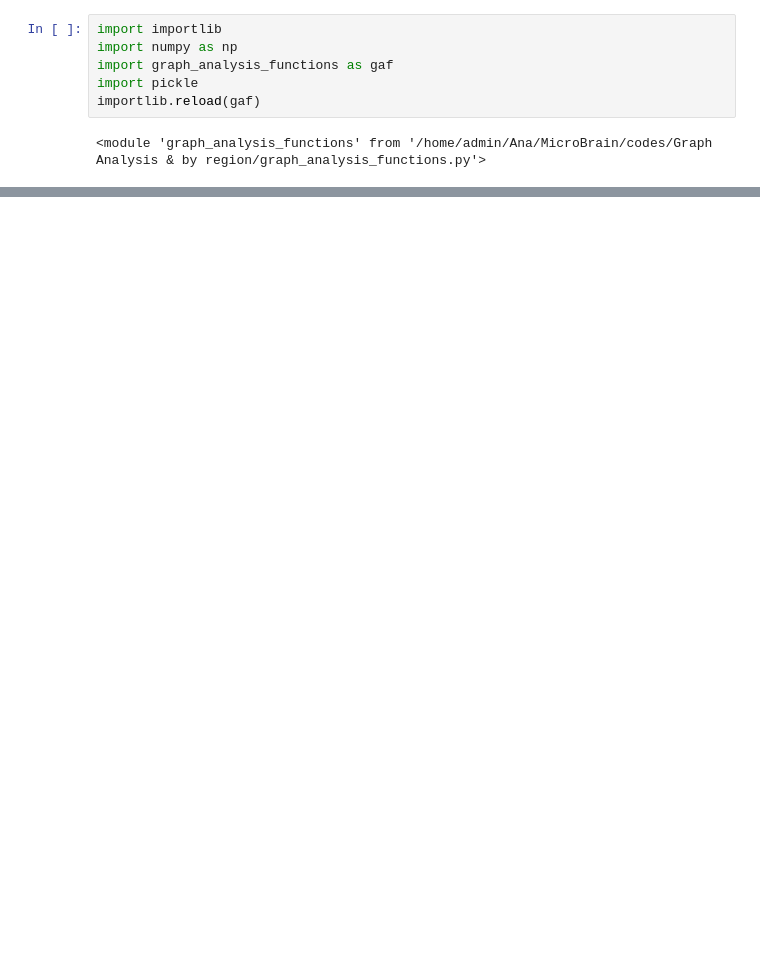
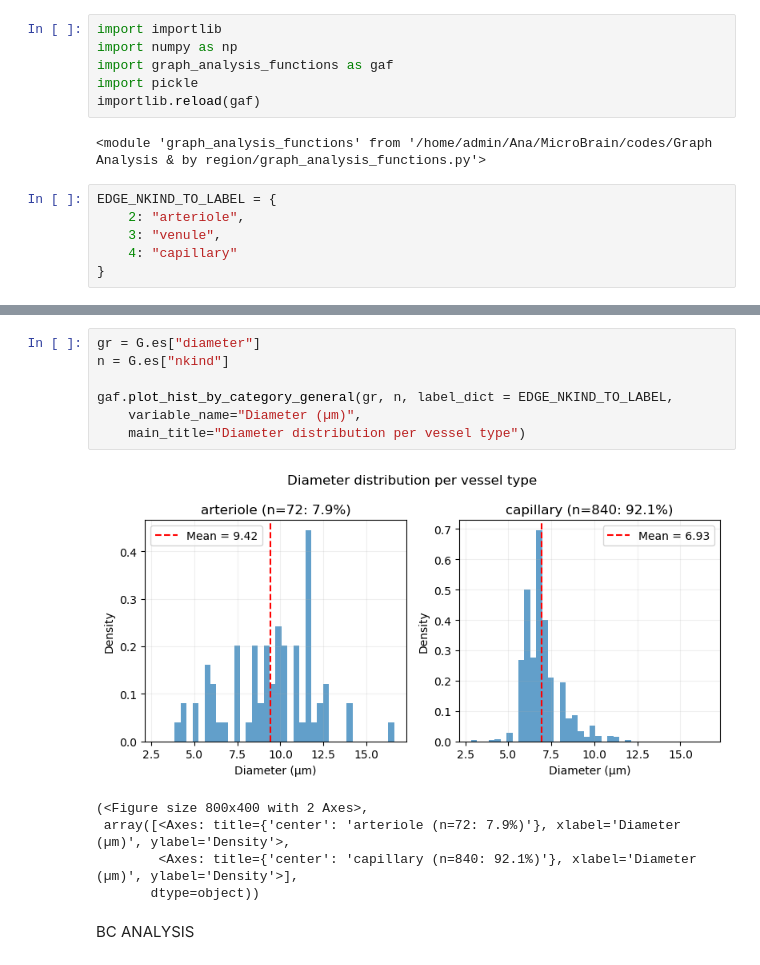
Before and after one commit to abarrio12/ARTORG, a Jupyter notebook: codes/Graph Analysis & by region/test_analysis.ipynb, the cells around one changed output, grey strips where cells are left out. Drawn from its saved outputs; the diff is of its cells as text; blank space fills up the shorter version.

Commit message:
clean analysis

```diff
--- a/codes/Graph Analysis & by region/test_analysis.ipynb
+++ b/codes/Graph Analysis & by region/test_analysis.ipynb
@@ -6,6 +6,12 @@ import pickle
 importlib.reload(gaf)
 # %% [output]
 <module 'graph_analysis_functions' from '/home/admin/Ana/MicroBrain/codes/Graph Analysis & by region/graph_analysis_functions.py'>
+# %%
+EDGE_NKIND_TO_LABEL = {
+    2: "arteriole",
+    3: "venule",
+    4: "capillary"
+}
 # %%
 path = "/home/admin/Ana/MicroBrain/output/graph_18_OutGeom_Hcut3.pkl"
 res = np.array([1.625, 1.625, 2.5])
@@ -61,0 +116,15 @@ TypeError: distance_to_surface_summary() missing 1 required positional argument:
+# %%
+gr = G.es["diameter"]
+n = G.es["nkind"]
+
+gaf.plot_hist_by_category_general(gr, n, label_dict = EDGE_NKIND_TO_LABEL,
+    variable_name="Diameter (µm)",
+    main_title="Diameter distribution per vessel type")
+# %% [output]
+[figure, added]
+(<Figure size 800x400 with 2 Axes>,
+ array([<Axes: title={'center': 'arteriole (n=72: 7.9%)'}, xlabel='Diameter (µm)', ylabel='Density'>,
+        <Axes: title={'center': 'capillary (n=840: 92.1%)'}, xlabel='Diameter (µm)', ylabel='Density'>],
+       dtype=object))
+# %% [markdown]
+BC ANALYSIS
```
Also changed, not shown: parts of 10 cells of this notebook, 1 other file.
